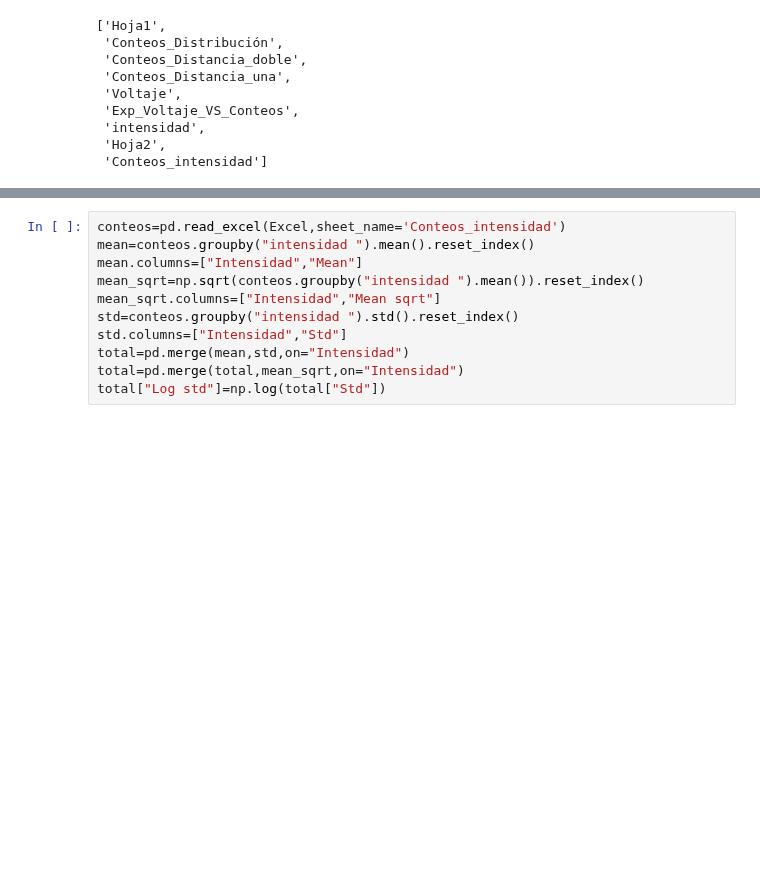
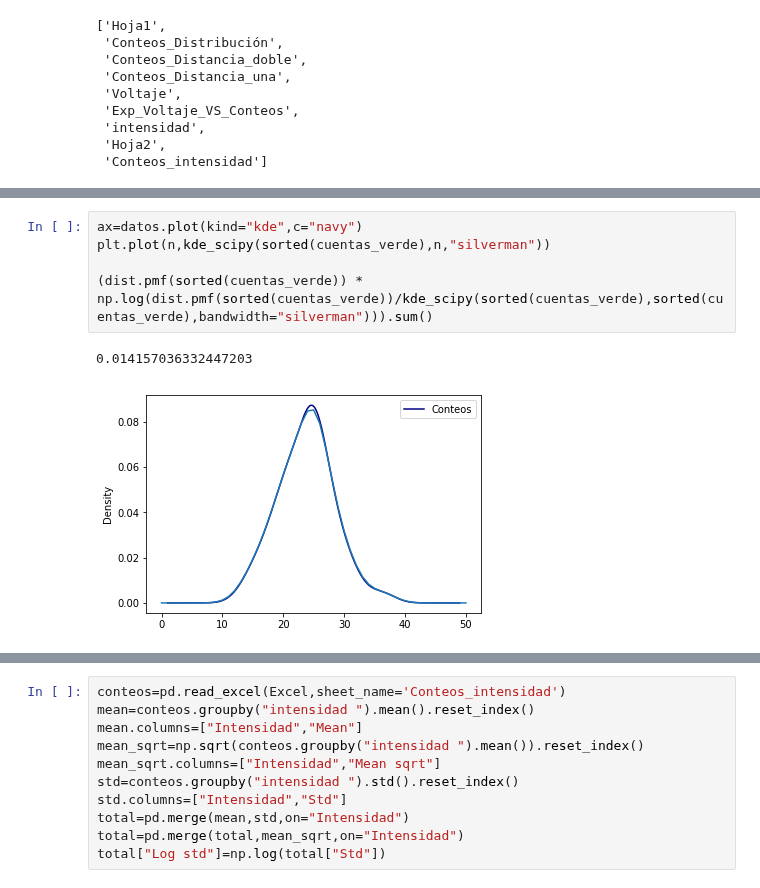
Before and after one commit to jamontanac/Laboratorio-Avanzado, a Jupyter notebook: Double_Slit/Distribucion_conteos.ipynb, the cells around one changed output, grey strips where cells are left out. Drawn from its saved outputs; the diff is of its cells as text; blank space fills up the shorter version.

```diff
--- a/Double_Slit/Distribucion_conteos.ipynb
+++ b/Double_Slit/Distribucion_conteos.ipynb
@@ -37,0 +55,8 @@ def p(n,avg):
+# %%
+ax=datos.plot(kind="kde",c="navy")
+plt.plot(n,kde_scipy(sorted(cuentas_verde),n,"silverman"))
+
+(dist.pmf(sorted(cuentas_verde)) * np.log(dist.pmf(sorted(cuentas_verde))/kde_scipy(sorted(cuentas_verde),sorted(cuentas_verde),bandwidth="silverman"))).sum()
+# %% [output]
+0.014157036332447203
+[figure, added]
```
Also changed, not shown: parts of 12 cells of this notebook, 1 other file.
